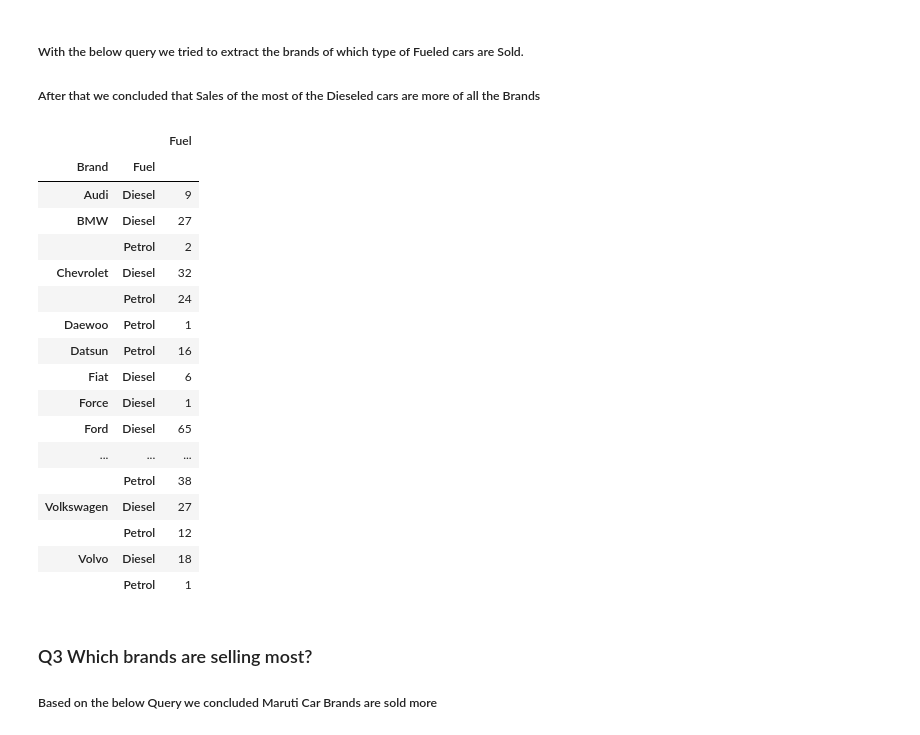
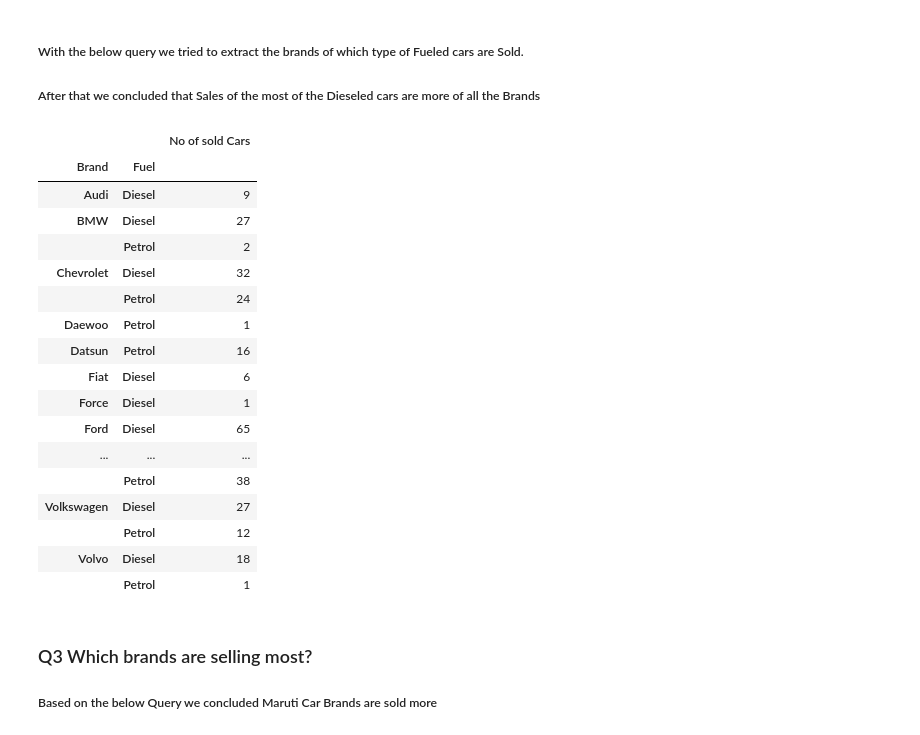
Before and after one commit to hiteshgulati/deloitte_capstone_group, a Jupyter notebook: Used Car Data/Capstome_Projectv2.ipynb, the cells around one changed output. Saved outputs shown, nothing was run; the diff lists cells and outputs as text; code cells hidden in the pictures.

```diff
--- a/Used Car Data/Capstome_Projectv2.ipynb
+++ b/Used Car Data/Capstome_Projectv2.ipynb
@@ -176,9 +179,9 @@ car_data['Brand'] = brand[0]
 ##### With the below query we tried to extract the brands of which type of Fueled cars are Sold.
 ##### After that we concluded that Sales of the most of the Dieseled cars are more of all the Brands
 # %%
-car_data.query("Sold == 'Y'").groupby(['Brand','Fuel']).agg({'Fuel':np.size})
+car_data.query("Sold == 'Y'").groupby(['Brand','Fuel']).agg({'Fuel':np.size}).rename(columns={'Fuel':'No of sold Cars'})
 # %% [output]
-|  |  | Fuel |
+|  |  | No of sold Cars |
 | Brand | Fuel |  |
 | Audi | Diesel | 9 |
 | BMW | Diesel | 27 |
```
Also changed, not shown: parts of 23 cells of this notebook, 1 other file.
